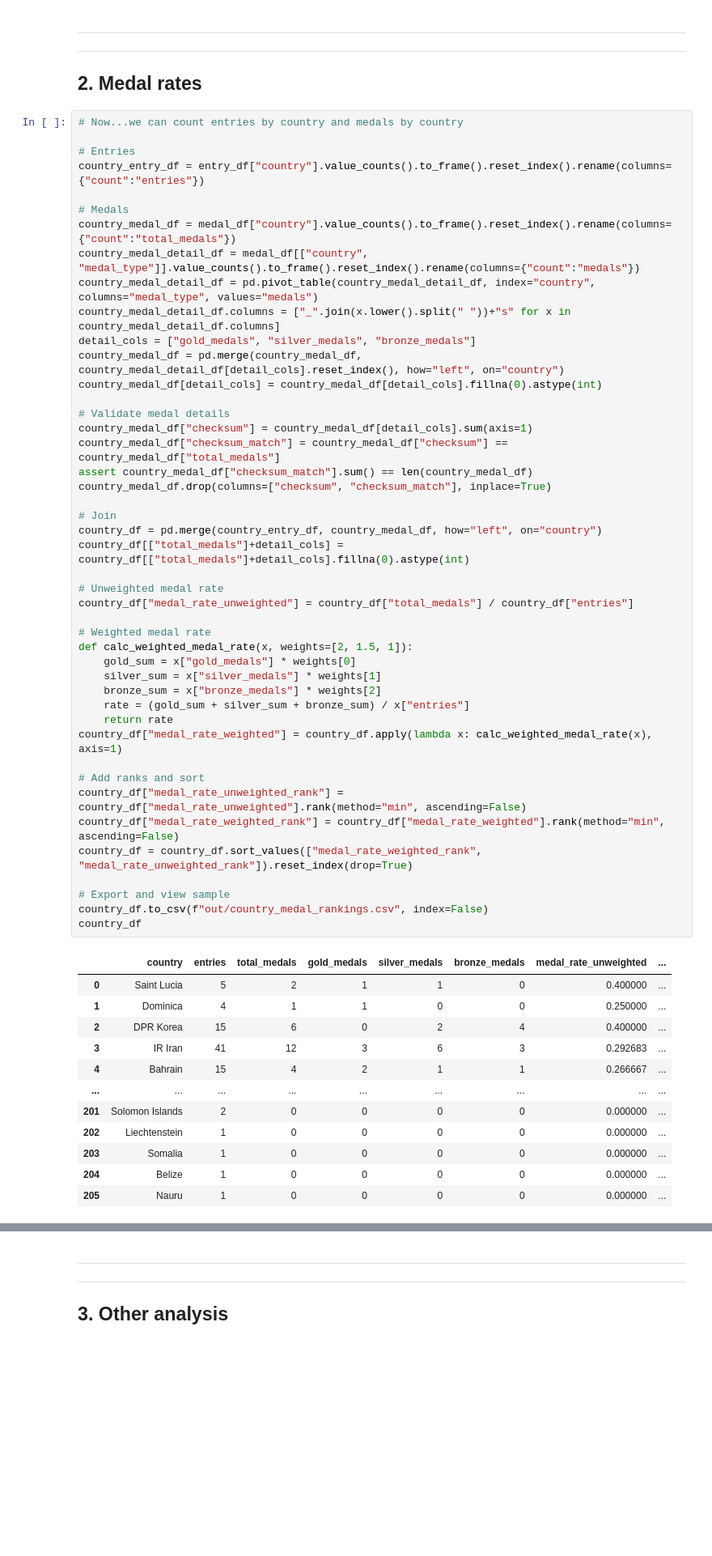
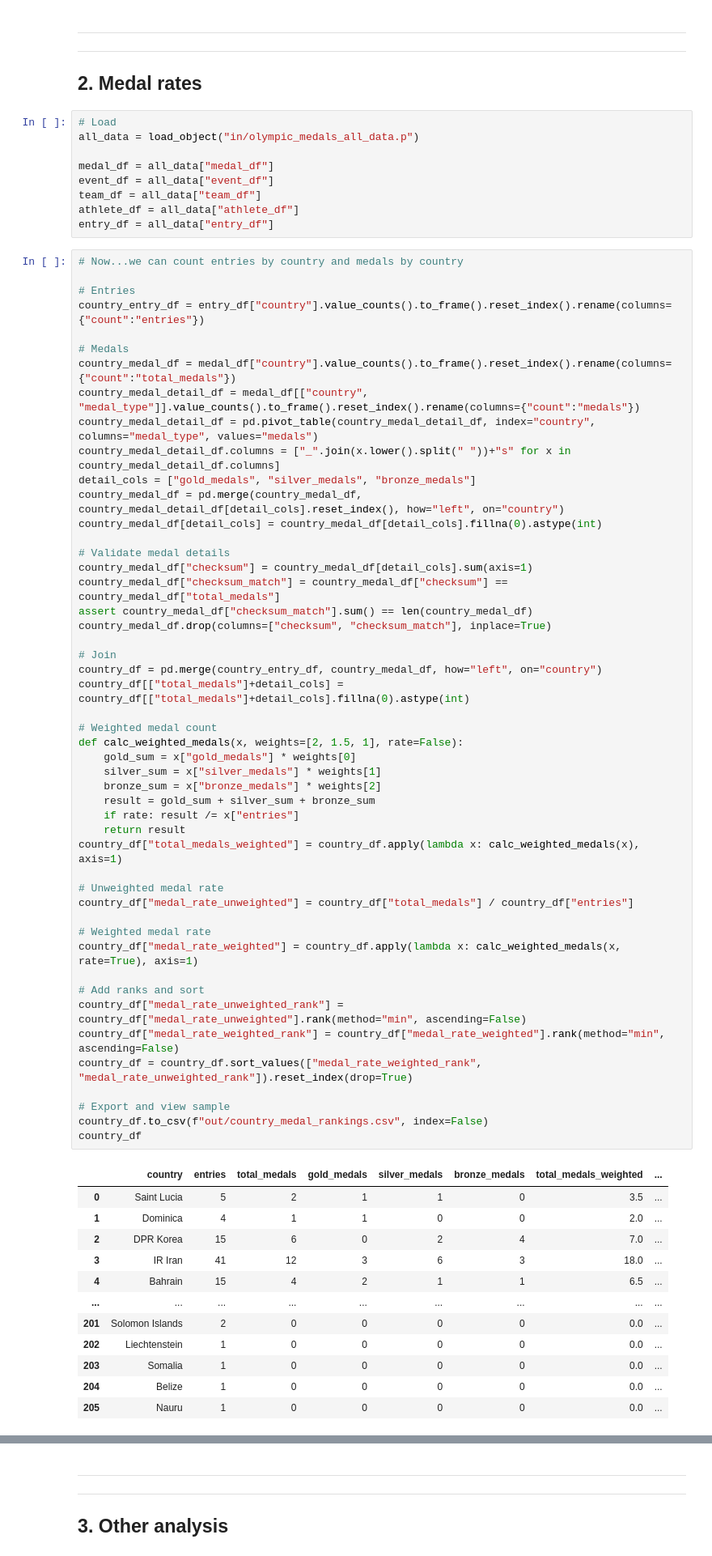
Before and after one commit to dinnertabledata/data_stories, a Jupyter notebook: notebooks/olympic_medals.ipynb, the cells around one changed output, grey strips where cells are left out. Shown at 81% size. Saved outputs shown, nothing was run; the diff lists cells and outputs as text; blank space fills up the shorter version.

```diff
--- a/notebooks/olympic_medals.ipynb
+++ b/notebooks/olympic_medals.ipynb
@@ -134,6 +138,15 @@ entry_df.head()
 ***
 ***
 ## 2. Medal rates
+# %%
+# Load
+all_data = load_object("in/olympic_medals_all_data.p")
+
+medal_df = all_data["medal_df"]
+event_df = all_data["event_df"]
+team_df = all_data["team_df"]
+athlete_df = all_data["athlete_df"]
+entry_df = all_data["entry_df"]
 # %%
 # Now...we can count entries by country and medals by country
 
@@ -146,49 +159,53 @@ country_medal_detail_df = medal_df[["country", "medal_type"]].value_counts().to_
 country_medal_detail_df = pd.pivot_table(country_medal_detail_df, index="country", columns="medal_type", values="medals")
 country_medal_detail_df.columns = ["_".join(x.lower().split(" "))+"s" for x in country_medal_detail_df.columns]
 detail_cols = ["gold_medals", "silver_medals", "bronze_medals"]
 country_medal_df = pd.merge(country_medal_df, country_medal_detail_df[detail_cols].reset_index(), how="left", on="country")
 country_medal_df[detail_cols] = country_medal_df[detail_cols].fillna(0).astype(int)
 
 # Validate medal details
 country_medal_df["checksum"] = country_medal_df[detail_cols].sum(axis=1)
 country_medal_df["checksum_match"] = country_medal_df["checksum"] == country_medal_df["total_medals"]
 assert country_medal_df["checksum_match"].sum() == len(country_medal_df)
 country_medal_df.drop(columns=["checksum", "checksum_match"], inplace=True)
 
 # Join
 country_df = pd.merge(country_entry_df, country_medal_df, how="left", on="country")
 country_df[["total_medals"]+detail_cols] = country_df[["total_medals"]+detail_cols].fillna(0).astype(int)
 
+# Weighted medal count
+def calc_weighted_medals(x, weights=[2, 1.5, 1], rate=False):
+    gold_sum = x["gold_medals"] * weights[0]
+    silver_sum = x["silver_medals"] * weights[1]
+    bronze_sum = x["bronze_medals"] * weights[2]
+    result = gold_sum + silver_sum + bronze_sum
+    if rate: result /= x["entries"]
+    return result
+country_df["total_medals_weighted"] = country_df.apply(lambda x: calc_weighted_medals(x), axis=1)
+
 # Unweighted medal rate
 country_df["medal_rate_unweighted"] = country_df["total_medals"] / country_df["entries"]
 
 # Weighted medal rate
-def calc_weighted_medal_rate(x, weights=[2, 1.5, 1]):
-    gold_sum = x["gold_medals"] * weights[0]
-    silver_sum = x["silver_medals"] * weights[1]
-    bronze_sum = x["bronze_medals"] * weights[2]
-    rate = (gold_sum + silver_sum + bronze_sum) / x["entries"]
-    return rate
-country_df["medal_rate_weighted"] = country_df.apply(lambda x: calc_weighted_medal_rate(x), axis=1)
+country_df["medal_rate_weighted"] = country_df.apply(lambda x: calc_weighted_medals(x, rate=True), axis=1)
 
 # Add ranks and sort
 country_df["medal_rate_unweighted_rank"] = country_df["medal_rate_unweighted"].rank(method="min", ascending=False)
 country_df["medal_rate_weighted_rank"] = country_df["medal_rate_weighted"].rank(method="min", ascending=False)
 country_df = country_df.sort_values(["medal_rate_weighted_rank", "medal_rate_unweighted_rank"]).reset_index(drop=True)
 
 # Export and view sample
 country_df.to_csv(f"out/country_medal_rankings.csv", index=False)
 country_df
 # %% [output]
-|  | country | entries | total_medals | gold_medals | silver_medals | bronze_medals | medal_rate_unweighted | ... |
-| 0 | Saint Lucia | 5 | 2 | 1 | 1 | 0 | 0.400000 | ... |
-| 1 | Dominica | 4 | 1 | 1 | 0 | 0 | 0.250000 | ... |
-| 2 | DPR Korea | 15 | 6 | 0 | 2 | 4 | 0.400000 | ... |
-| 3 | IR Iran | 41 | 12 | 3 | 6 | 3 | 0.292683 | ... |
-| 4 | Bahrain | 15 | 4 | 2 | 1 | 1 | 0.266667 | ... |
+|  | country | entries | total_medals | gold_medals | silver_medals | bronze_medals | total_medals_weighted | ... |
+| 0 | Saint Lucia | 5 | 2 | 1 | 1 | 0 | 3.5 | ... |
+| 1 | Dominica | 4 | 1 | 1 | 0 | 0 | 2.0 | ... |
+| 2 | DPR Korea | 15 | 6 | 0 | 2 | 4 | 7.0 | ... |
+| 3 | IR Iran | 41 | 12 | 3 | 6 | 3 | 18.0 | ... |
+| 4 | Bahrain | 15 | 4 | 2 | 1 | 1 | 6.5 | ... |
 | ... | ... | ... | ... | ... | ... | ... | ... | ... |
-| 201 | Solomon Islands | 2 | 0 | 0 | 0 | 0 | 0.000000 | ... |
-| 202 | Liechtenstein | 1 | 0 | 0 | 0 | 0 | 0.000000 | ... |
-| 203 | Somalia | 1 | 0 | 0 | 0 | 0 | 0.000000 | ... |
-| 204 | Belize | 1 | 0 | 0 | 0 | 0 | 0.000000 | ... |
-| 205 | Nauru | 1 | 0 | 0 | 0 | 0 | 0.000000 | ... |
+| 201 | Solomon Islands | 2 | 0 | 0 | 0 | 0 | 0.0 | ... |
+| 202 | Liechtenstein | 1 | 0 | 0 | 0 | 0 | 0.0 | ... |
+| 203 | Somalia | 1 | 0 | 0 | 0 | 0 | 0.0 | ... |
+| 204 | Belize | 1 | 0 | 0 | 0 | 0 | 0.0 | ... |
+| 205 | Nauru | 1 | 0 | 0 | 0 | 0 | 0.0 | ... |
```
Also changed, not shown: parts of 14 cells of this notebook, 3 other files.
